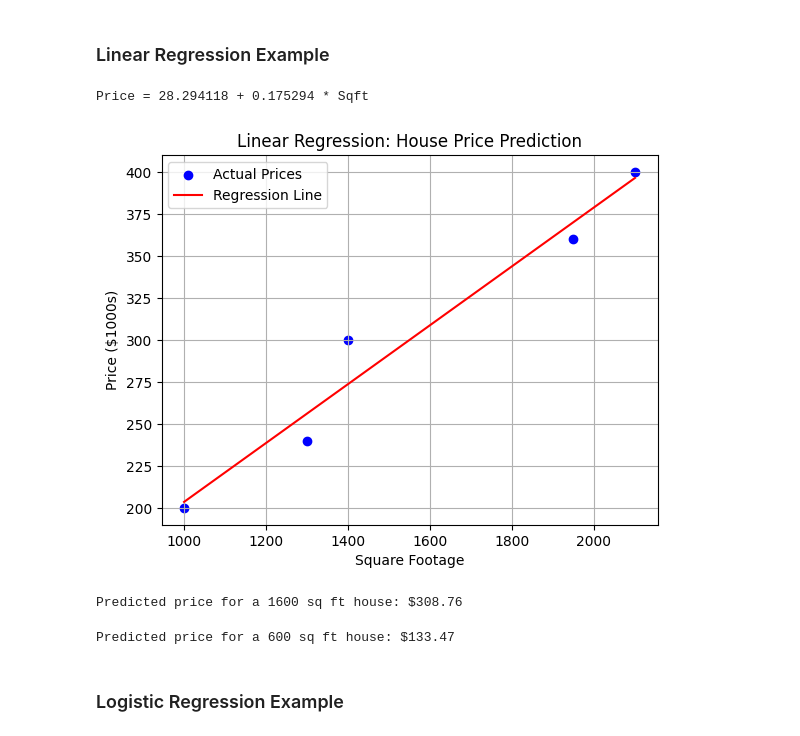
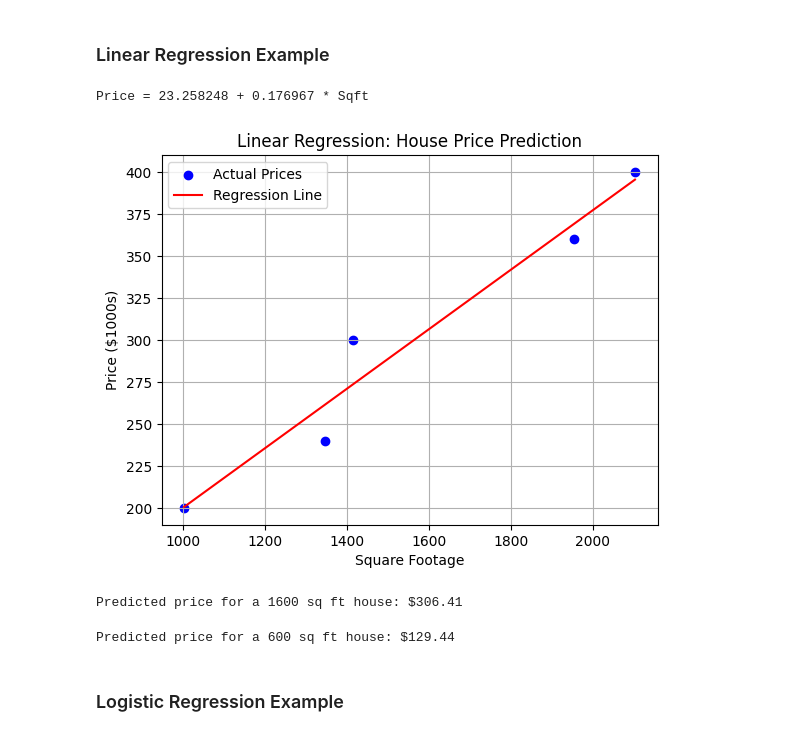
Before and after one commit to ryanmoore2121/Learning, a Jupyter notebook: Regression.ipynb, the cells around one changed output. Saved outputs shown, nothing was run; the diff lists cells and outputs as text; code cells hidden in the pictures.

```diff
--- a/Regression.ipynb
+++ b/Regression.ipynb
@@ -41,38 +41,37 @@ Use logistic regression for predicting cateogries (usually binary)
 # %%
 import numpy as np
 import matplotlib.pyplot as plt
 from sklearn.linear_model import LinearRegression
 
 #Data For Linear Regression To Predict House Price Using SqFt
 
-sqft = np.array([1000, 1300, 1400, 1950, 2100]).reshape(-1,1)
+sqft = np.array([1002, 1345, 1415, 1954, 2103]).reshape(-1,1)
 price = np.array([200, 240, 300, 360, 400])
+
+#Create and train the model
+model = LinearRegression()
+model.fit(sqft, price)
+
+#Predict Prices
+prediction = model.predict(sqft)
+
+#Print the Equation
+intercept = model.intercept_
+slope = model.coef_[0]
+print(f"Price = {intercept:2f} + {slope:3f} * Sqft")
+
+# Plotting on a scatter plot
+plt.scatter(sqft, price, color='blue', label='Actual Prices')
+plt.plot(sqft, prediction, color='red', label='Regression Line')
+plt.xlabel('Square Footage')
+plt.ylabel('Price ($1000s)')
+plt.title('Linear Regression: House Price Prediction')
+plt.legend()
+plt.grid(True)
+plt.show()
+# %% [output]
+Price = 23.258248 + 0.176967 * Sqft
+[figure, added]
-# %%
-#Create and train the model
-model = LinearRegression()
-model.fit(sqft, price)
-
-#Predict Prices
-prediction = model.predict(sqft)
-
-#Print the Equation
-intercept = model.intercept_
-slope = model.coef_[0]
-print(f"Price = {intercept:2f} + {slope:3f} * Sqft")
-# %% [output]
-Price = 28.294118 + 0.175294 * Sqft
-# %%
-# Plotting on a scatter plot
-plt.scatter(sqft, price, color='blue', label='Actual Prices')
-plt.plot(sqft, prediction, color='red', label='Regression Line')
-plt.xlabel('Square Footage')
-plt.ylabel('Price ($1000s)')
-plt.title('Linear Regression: House Price Prediction')
-plt.legend()
-plt.grid(True)
-plt.show()
-# %% [output]
-[figure, removed]
 # %%
 #Predict based on New Home with 1600 sqft
 
@@ -81,7 +80,7 @@ predicted_price = model.predict(new_sqft)[0]
 
 print(f"Predicted price for a 1600 sq ft house: ${predicted_price:.2f}")
 # %% [output]
-Predicted price for a 1600 sq ft house: $308.76
+Predicted price for a 1600 sq ft house: $306.41
 # %%
 #Predict based on New Home with 600 sqft
 
@@ -90,7 +89,7 @@ predicted_price = model.predict(new_sqft)[0]
 
 print(f"Predicted price for a 600 sq ft house: ${predicted_price:.2f}")
 # %% [output]
-Predicted price for a 600 sq ft house: $133.47
+Predicted price for a 600 sq ft house: $129.44
 # %% [markdown]
 <h3> Logistic Regression Example </h3>
 # %%
```
Also changed, not shown: parts of 4 cells of this notebook.
